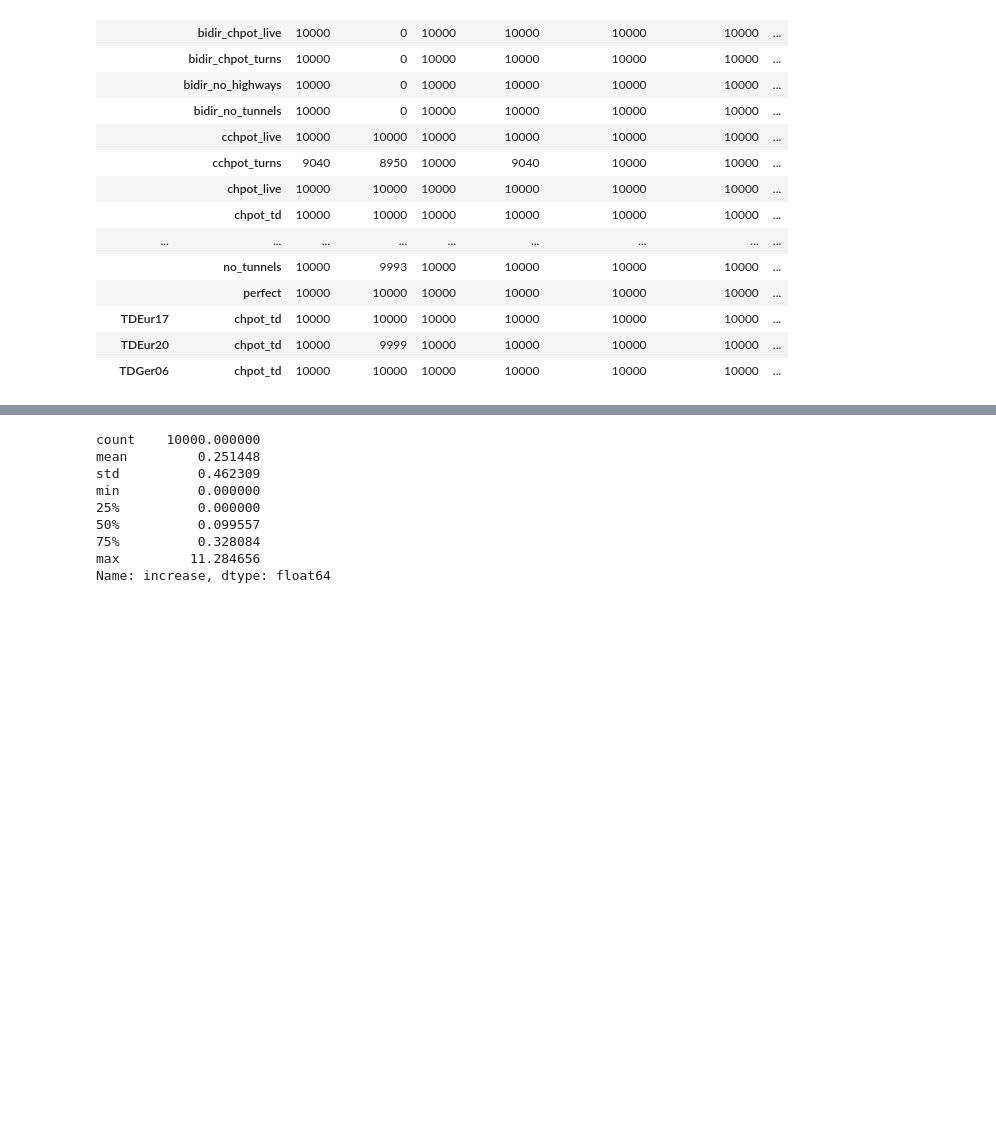
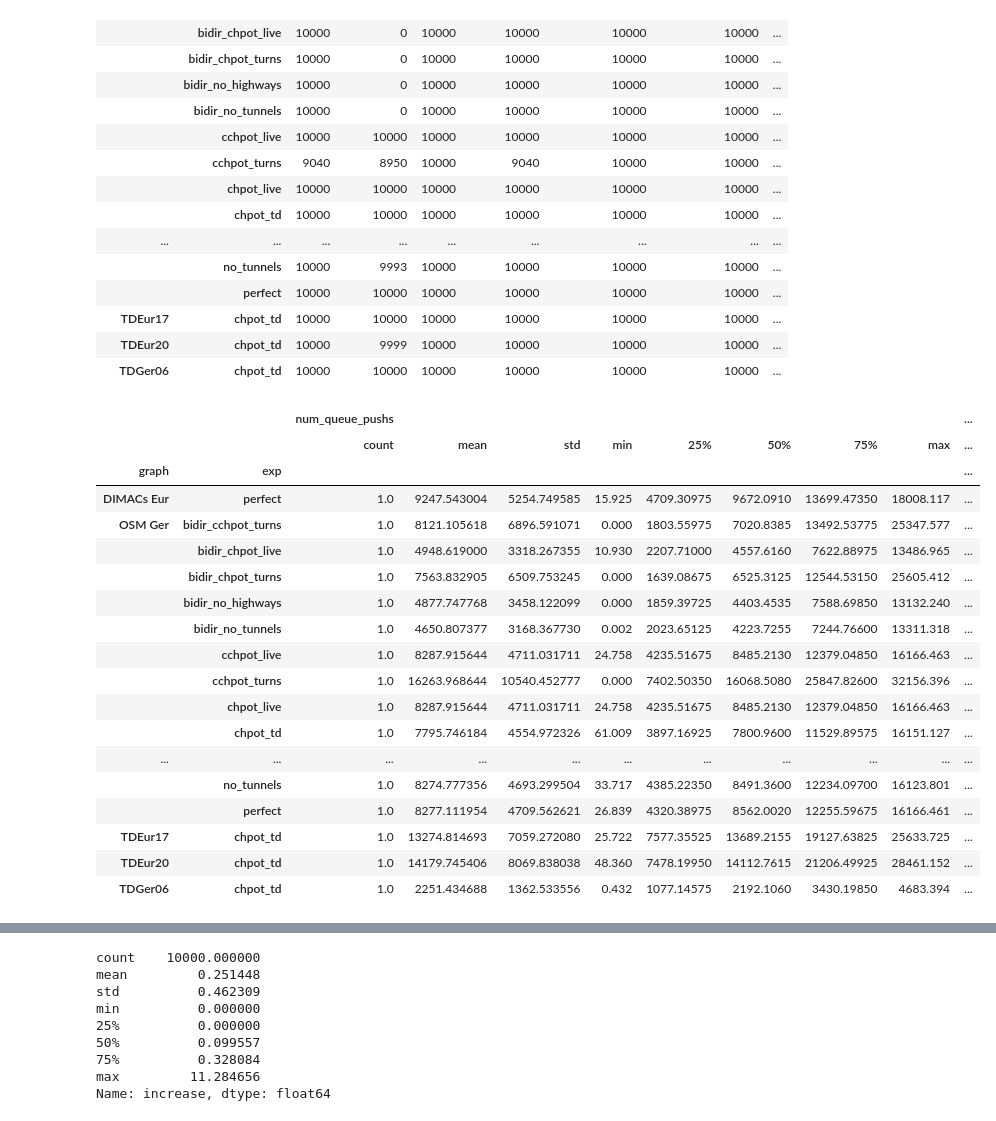
Before and after one commit to kit-algo/ch_potentials, a Jupyter notebook: eval/applications.ipynb, the cells around one changed output, grey strips where cells are left out. Cells and saved outputs as stored; diff of their text form; code cells hidden in the pictures; blank space fills up the shorter version.

```diff
--- a/eval/applications.ipynb
+++ b/eval/applications.ipynb
@@ -76,6 +76,28 @@ queries.groupby(['graph', 'exp']).count()
 | TDEur17 | chpot_td | 10000 | 10000 | 10000 | 10000 | 10000 | 10000 | ... |
 | TDEur20 | chpot_td | 10000 | 9999 | 10000 | 10000 | 10000 | 10000 | ... |
 | TDGer06 | chpot_td | 10000 | 10000 | 10000 | 10000 | 10000 | 10000 | ... |
+# %%
+(dijkstra_queries.groupby(['graph', 'exp']).describe()[['num_queue_pushs', 'running_time_ms']] / 1000)
+# %% [output]
+|  |  | num_queue_pushs |  |  |  |  |  |  |  | ... |
+|  |  | count | mean | std | min | 25% | 50% | 75% | max | ... |
+| graph | exp |  |  |  |  |  |  |  |  | ... |
+| DIMACs Eur | perfect | 1.0 | 9247.543004 | 5254.749585 | 15.925 | 4709.30975 | 9672.0910 | 13699.47350 | 18008.117 | ... |
+| OSM Ger | bidir_cchpot_turns | 1.0 | 8121.105618 | 6896.591071 | 0.000 | 1803.55975 | 7020.8385 | 13492.53775 | 25347.577 | ... |
+|  | bidir_chpot_live | 1.0 | 4948.619000 | 3318.267355 | 10.930 | 2207.71000 | 4557.6160 | 7622.88975 | 13486.965 | ... |
+|  | bidir_chpot_turns | 1.0 | 7563.832905 | 6509.753245 | 0.000 | 1639.08675 | 6525.3125 | 12544.53150 | 25605.412 | ... |
+|  | bidir_no_highways | 1.0 | 4877.747768 | 3458.122099 | 0.000 | 1859.39725 | 4403.4535 | 7588.69850 | 13132.240 | ... |
+|  | bidir_no_tunnels | 1.0 | 4650.807377 | 3168.367730 | 0.002 | 2023.65125 | 4223.7255 | 7244.76600 | 13311.318 | ... |
+|  | cchpot_live | 1.0 | 8287.915644 | 4711.031711 | 24.758 | 4235.51675 | 8485.2130 | 12379.04850 | 16166.463 | ... |
+|  | cchpot_turns | 1.0 | 16263.968644 | 10540.452777 | 0.000 | 7402.50350 | 16068.5080 | 25847.82600 | 32156.396 | ... |
+|  | chpot_live | 1.0 | 8287.915644 | 4711.031711 | 24.758 | 4235.51675 | 8485.2130 | 12379.04850 | 16166.463 | ... |
+|  | chpot_td | 1.0 | 7795.746184 | 4554.972326 | 61.009 | 3897.16925 | 7800.9600 | 11529.89575 | 16151.127 | ... |
+| ... | ... | ... | ... | ... | ... | ... | ... | ... | ... | ... |
+|  | no_tunnels | 1.0 | 8274.777356 | 4693.299504 | 33.717 | 4385.22350 | 8491.3600 | 12234.09700 | 16123.801 | ... |
+|  | perfect | 1.0 | 8277.111954 | 4709.562621 | 26.839 | 4320.38975 | 8562.0020 | 12255.59675 | 16166.461 | ... |
+| TDEur17 | chpot_td | 1.0 | 13274.814693 | 7059.272080 | 25.722 | 7577.35525 | 13689.2155 | 19127.63825 | 25633.725 | ... |
+| TDEur20 | chpot_td | 1.0 | 14179.745406 | 8069.838038 | 48.360 | 7478.19950 | 14112.7615 | 21206.49925 | 28461.152 | ... |
+| TDGer06 | chpot_td | 1.0 | 2251.434688 | 1362.533556 | 0.432 | 1077.14575 | 2192.1060 | 3430.19850 | 4683.394 | ... |
 # %%
 table = queries.groupby(['graph', 'exp']).mean()[['running_time_ms', 'num_queue_pushs', 'increase']]
 table['num_queue_pushs'] = table['num_queue_pushs'] / 1000
```
Also changed, not shown: parts of 1 cell of this notebook, 5 other files.
